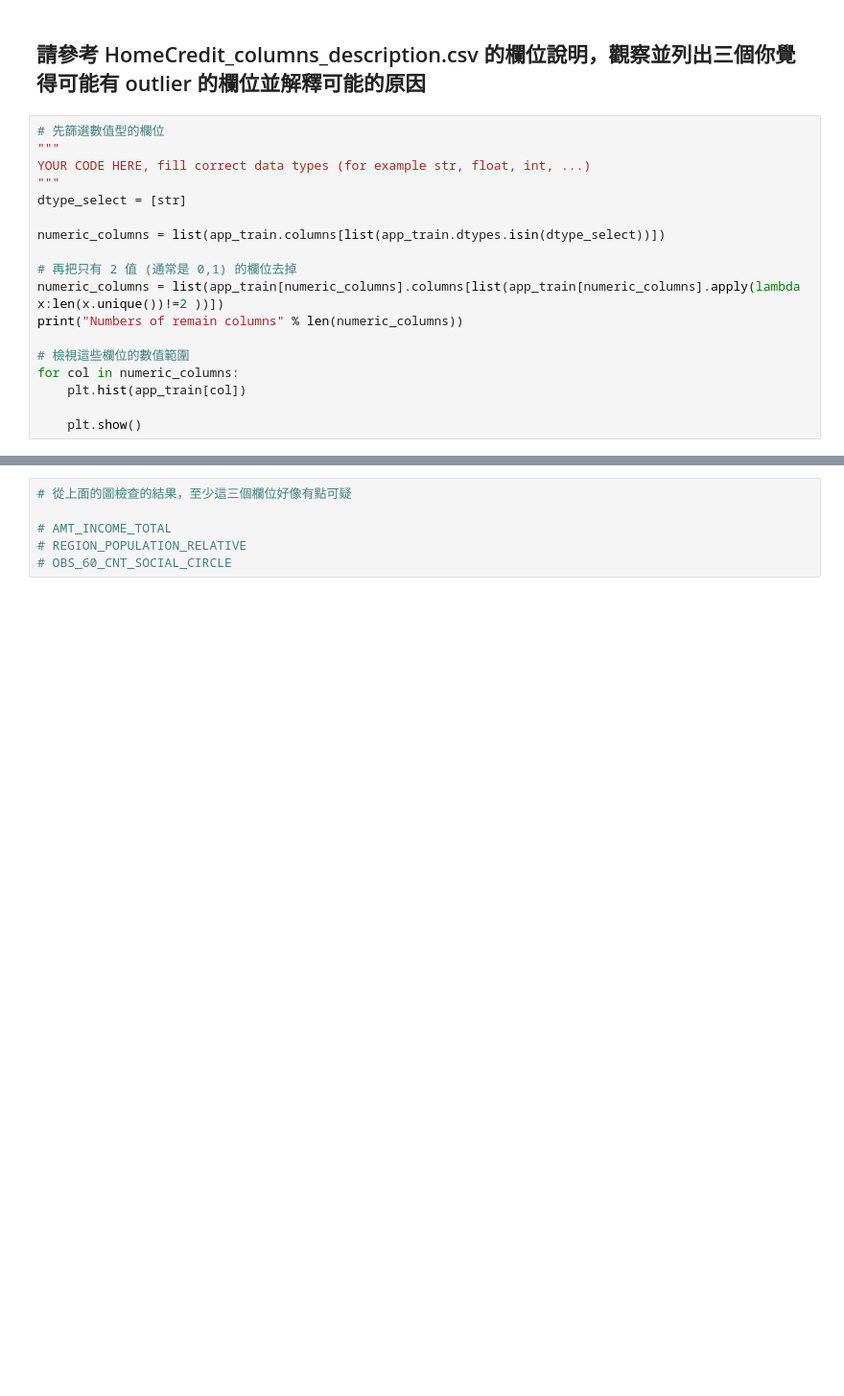
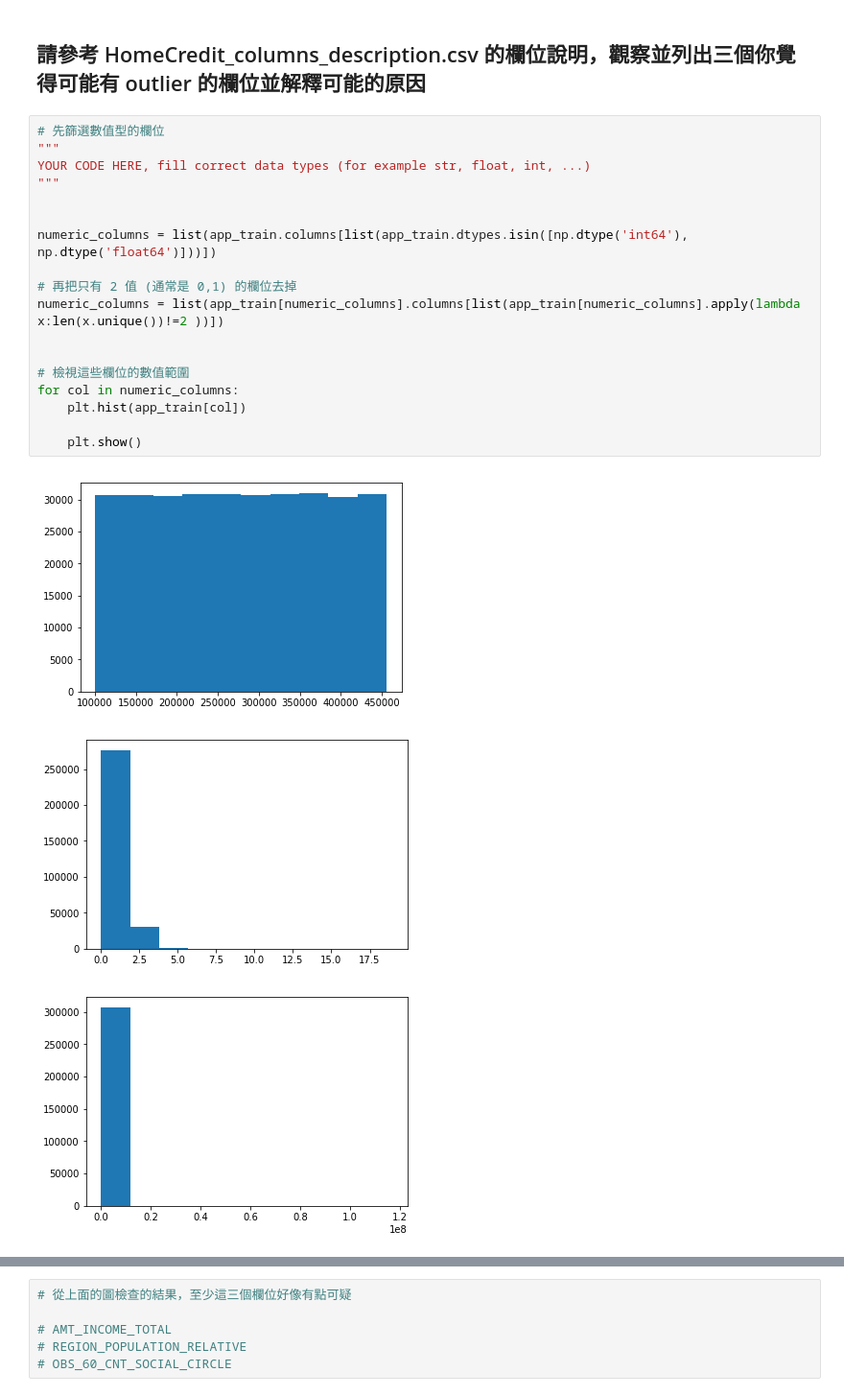
Before and after one commit to joliechang124/2nd-ML100Days, a Jupyter notebook: homework/Day_006_HW.ipynb, the cells around one changed output, grey strips where cells are left out. Shown at 96% size. Saved outputs shown, nothing was run; the diff lists cells and outputs as text; blank space fills up the shorter version.

```diff
--- a/homework/Day_006_HW.ipynb
+++ b/homework/Day_006_HW.ipynb
@@ -30,19 +30,22 @@ app_train.head()
 # %%
 # 先篩選數值型的欄位
 """
 YOUR CODE HERE, fill correct data types (for example str, float, int, ...)
 """
-dtype_select = [str]
 
-numeric_columns = list(app_train.columns[list(app_train.dtypes.isin(dtype_select))])
+
+numeric_columns = list(app_train.columns[list(app_train.dtypes.isin([np.dtype('int64'), np.dtype('float64')]))])
 
 # 再把只有 2 值 (通常是 0,1) 的欄位去掉
 numeric_columns = list(app_train[numeric_columns].columns[list(app_train[numeric_columns].apply(lambda x:len(x.unique())!=2 ))])
-print("Numbers of remain columns" % len(numeric_columns))
+
 
 # 檢視這些欄位的數值範圍
 for col in numeric_columns:
     plt.hist(app_train[col])
 
     plt.show()
 # %% [output]
+[figure, added]
+[figure, added]
+[figure, added]
```
Also changed, not shown: parts of 2 cells of this notebook.
